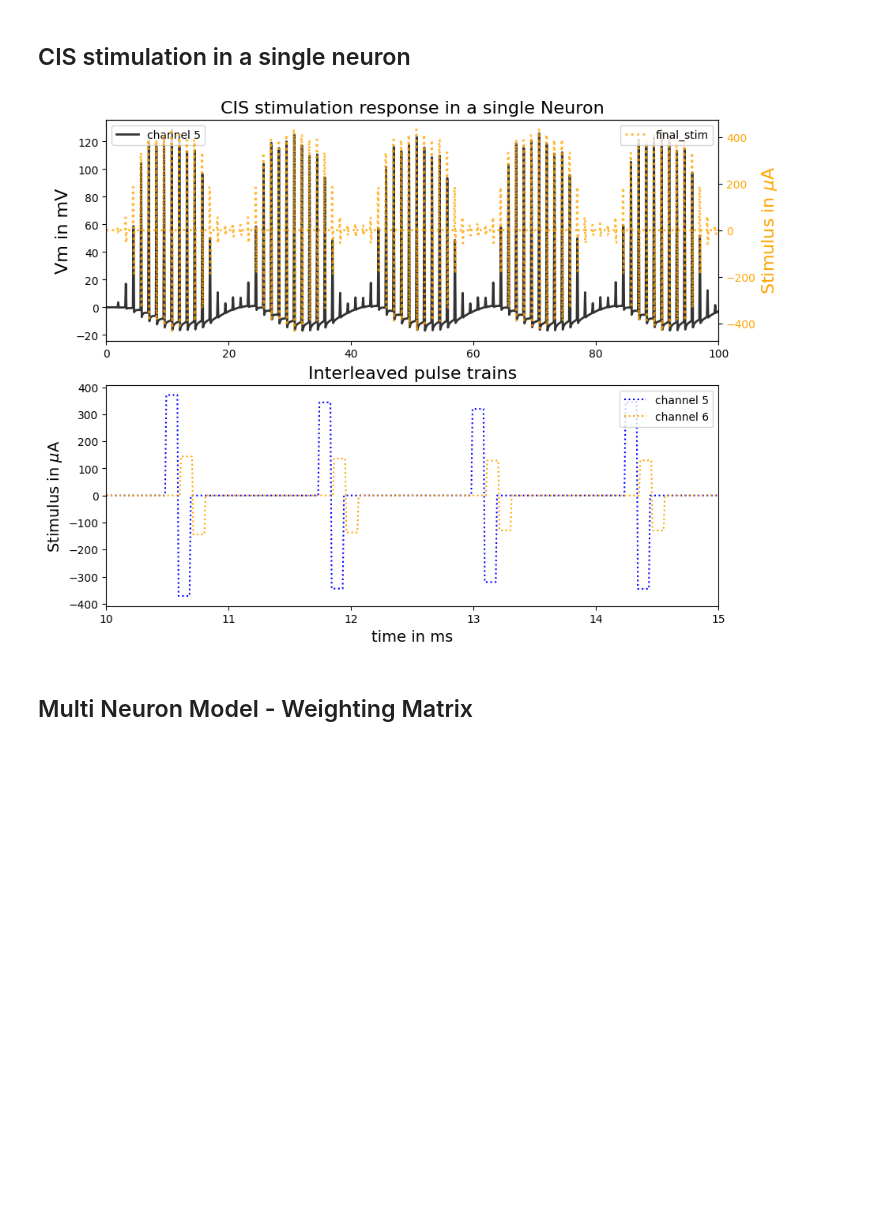
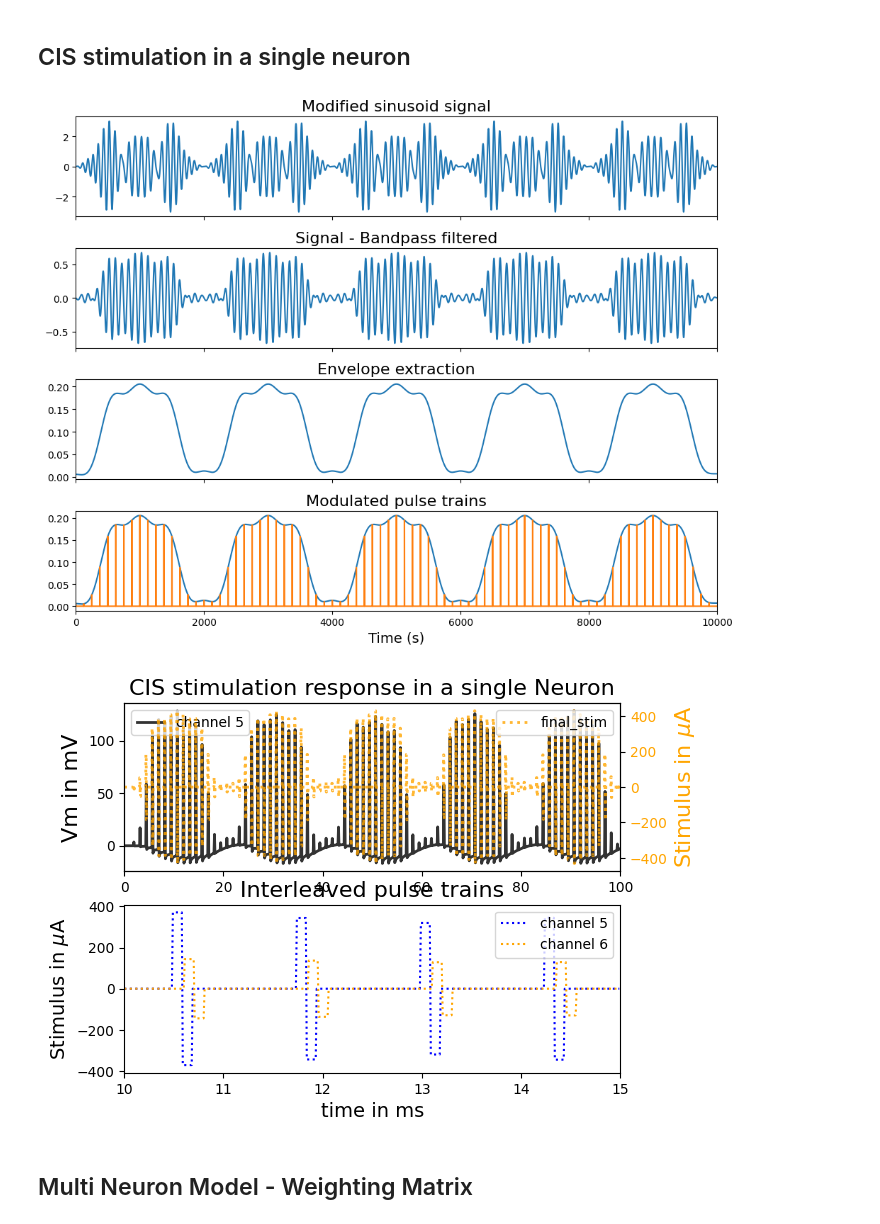
Before and after one commit to YKarsten/Neuron-Simulation, a Jupyter notebook: Neuron-Simulation.ipynb, the cells around one changed output. Saved outputs shown, nothing was run; the diff lists cells and outputs as text; code cells hidden in the pictures; blank space fills up the shorter version.

```diff
--- a/Neuron-Simulation.ipynb
+++ b/Neuron-Simulation.ipynb
@@ -909,7 +945,6 @@ import matplotlib.pyplot as plt
 
 from scipy.signal import butter, filtfilt, convolve
 from scipy.integrate import odeint
-
 
 # Build signal
 fs = 100_000 # sampling frequency
@@ -923,6 +958,13 @@ mod_sin = (1 - np.cos(2 * np.pi * t * 50))
 mod_sin2 = (1 - np.cos(2 * np.pi * t * 100))
 signal = signal2 * mod_sin2 + signal * mod_sin
 
+# Time parameters
+dt = 0.01  # Time step (ms)
+t_max = 100.0  # Maximum simulation time (ms)
+num_steps = int(t_max / dt)
+
+# Initialize variables
+t = np.arange(0, t_max, dt)
 
 # CIS
 # Middle ear
@@ -1036,7 +1078,6 @@ def generate_modulated_pulse_trains(fs, duration, pps):
     return pulse_train
 
 # Generate modulated pulse trains for each channel
-pps = 800
 modulated_pulse_trains = [generate_modulated_pulse_trains(fs, duration, pps) for _ in range(n2)]
 
 # Fit the modulated pulse trains to the envelope
@@ -1048,6 +1089,37 @@ for idx in range(n2):
 # Adapt the stimulus from Pascal to μA
 final_stim = final_stim * 700  # μA
 
+# Plot the results
+plt.figure(1, figsize=(10, 8))
+
+# Create subplots with shared x-axis
+ax1 = plt.subplot(4, 1, 1)
+plt.plot(signal)
+plt.title("Modified sinusoid signal", fontsize=16)
+
+ax2 = plt.subplot(4, 1, 2, sharex=ax1)
+plt.plot(filterbank[:, 4])
+plt.title("Signal - Bandpass filtered", fontsize=16)
+
+ax3 = plt.subplot(4, 1, 3, sharex=ax1)
+plt.plot(envelope[:, 4])
+plt.title("Envelope extraction", fontsize=16)
+
+ax4 = plt.subplot(4, 1, 4, sharex=ax1)
+plt.plot(envelope[:, 4])
+plt.plot(modulated_stim[:, 4])
+plt.title("Modulated pulse trains", fontsize=16)
+
+# Remove x-axis labels from upper plots
+plt.setp(ax1.get_xticklabels(), visible=False)
+plt.setp(ax2.get_xticklabels(), visible=False)
+plt.setp(ax3.get_xticklabels(), visible=False)
+
+plt.xlabel('Time (s)', fontsize=14)  # Label only the bottom subplot
+plt.xlim(0, 10_000)
+
+plt.tight_layout()  # Adjust subplot layout for better spacing
+plt.show()
 
 # Hodgkin-Huxley-Model
 
@@ -1103,15 +1175,12 @@ def h_inf(Vm=0.0):
     return alpha_h(Vm) / (alpha_h(Vm) + beta_h(Vm))
 
 
-idx = 0
+
 channel = 4
-stim = final_stim[:, channel]
+
 
 # Compute derivatives
-def compute_derivatives(y, t0):
-    global idx
-    idx+=1
-
+def compute_derivatives(y, t0, stim):
     Vm, n, m, h = y
 
     GK = (gK / Cm) * n ** 4.0
@@ -1133,11 +1202,11 @@ def compute_derivatives(y, t0):
 Y0 = [0.0, n_inf(), m_inf(), h_inf()]
 
 
-Vy = odeint(compute_derivatives, Y0, T)
+Vy = odeint(compute_derivatives, Y0, T, args=(final_stim[:, channel],))
 
 
 # Single neuron - plot membrane potential and stimulation current
-fig, ax = plt.subplots(2,1, figsize=(10, 8))
+fig, ax = plt.subplots(2,1)
 
 ax[0].plot(T, Vy[:, 0]*10,
            label = "channel 5",
@@ -1158,34 +1227,35 @@ ax2.plot(T, final_stim[:, channel]*3,
          linewidth=2,
          alpha=0.8)
 
 ax2.set_ylabel(r'Stimulus in $\mu$A', color="orange", fontsize=16)
 
 # Customize the color of the tick labels on the second x-axis
 for tick in ax2.get_yticklabels():
     tick.set_color("orange")
 
 ax[1].plot(T[1000:1500], final_stim[1000:1500, 3]*180,
            color="blue",
            label='channel 5',
            linestyle=":")
 
 ax[1].plot(T[1000:1500], final_stim[1000:1500, 4],
            color="orange",
            label='channel 6',
            linestyle=":")
 
 ax[1].set_title("Interleaved pulse trains", fontsize=16)
 ax[1].set_xlim(10,15)
 ax[1].set_ylabel(r'Stimulus in $\mu$A', fontsize=14)
 ax[1].set_xlabel("time in ms", fontsize=14)
 
 ax[0].legend(loc='upper left')
 ax[1].legend(loc='upper right')
 ax2.legend(loc='upper right')
 
 plt.show()
 # %% [output]
-[figure, old version]
+[figure, new version]
+[figure, added]
 # %% [markdown]
 ## Multi Neuron Model - Weighting Matrix
 # %%
```
Also changed, not shown: parts of 4 cells of this notebook.
